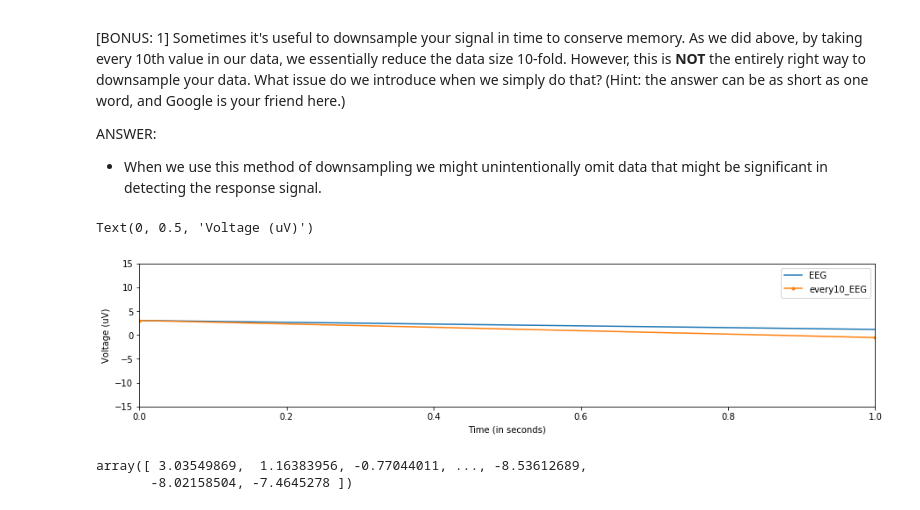
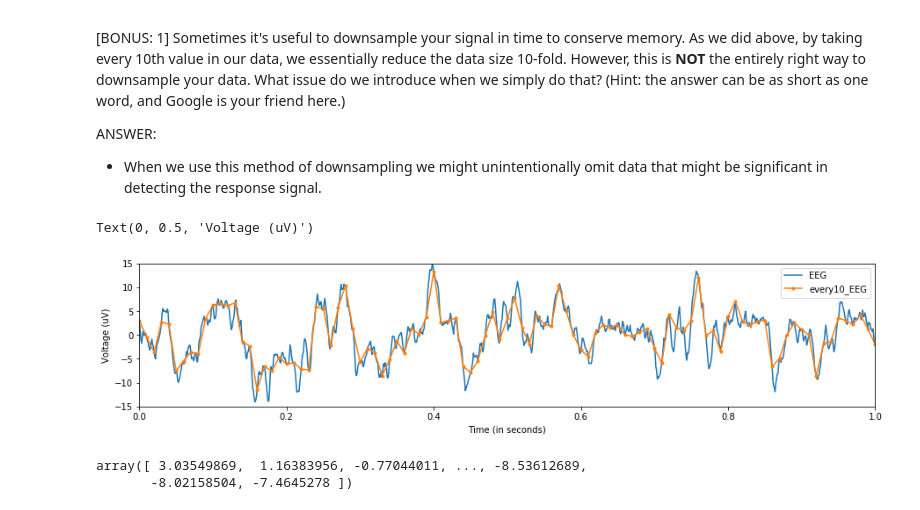
Before and after one commit to rmontehe/COGS118C, a Jupyter notebook: Assignments/Assignment 1/A1-SamplingTimeSeries.ipynb, the cells around one changed output. Drawn from its saved outputs; the diff is of its cells as text; code cells hidden in the pictures.

```diff
--- a/Assignments/Assignment 1/A1-SamplingTimeSeries.ipynb
+++ b/Assignments/Assignment 1/A1-SamplingTimeSeries.ipynb
@@ -146,35 +146,32 @@ ANSWER:
 # %%
 # since we have the sampling frequency we simply need to take its inverse to obtain the
 # sampling period in seconds
 dt = 1/fs
 
 # use the len() method to retrieve the total number of samples that are in the EEG vector
 # so that we may calculate the total time (in seconds) a given sampling period is.
 T_exp = (len(EEG)) * dt
 
 # use the arange() method to create a time vector the same length as EEG
-t_EEG = np.arange(len(EEG))
+t_EEG = np.arange(0, T_exp, dt)
 
 
 # using splicing to create vector of every 10th EEG value
 every10_EEG = EEG[0::10]
-
-# creating a time vector of the same length as every10_EEG
-t_every10_EEG = np.arange(len(every10_EEG))
+t_every10_EEG = t_EEG[0::10]
 
 # Plotting the signal and its downsampled version
 plt.figure(figsize=(15,3))
 
 plt.plot(t_EEG, EEG, label='EEG')
 plt.plot(t_every10_EEG, every10_EEG, '.-', label = 'every10_EEG')
 plt.xlim([0,1]); plt.ylim([-15, 15]);
 plt.legend()
 plt.xlabel('Time (in seconds)')
 plt.ylabel('Voltage (uV)')
-# _FILL_IN_YOUR_CODE_HERE
 # %% [output]
 Text(0, 0.5, 'Voltage (uV)')
-[figure, old version]
+[figure, new version]
 # %%
 EEG
 # %% [output]
```
Also changed, not shown: parts of 10 cells of this notebook, 1 other file.
